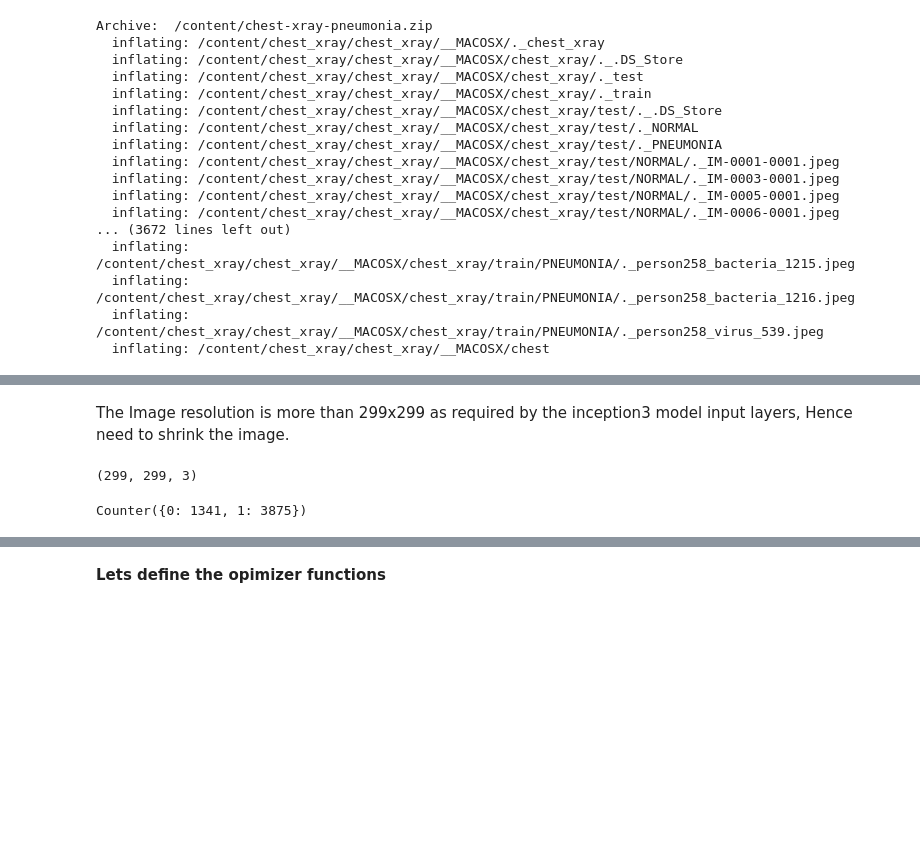
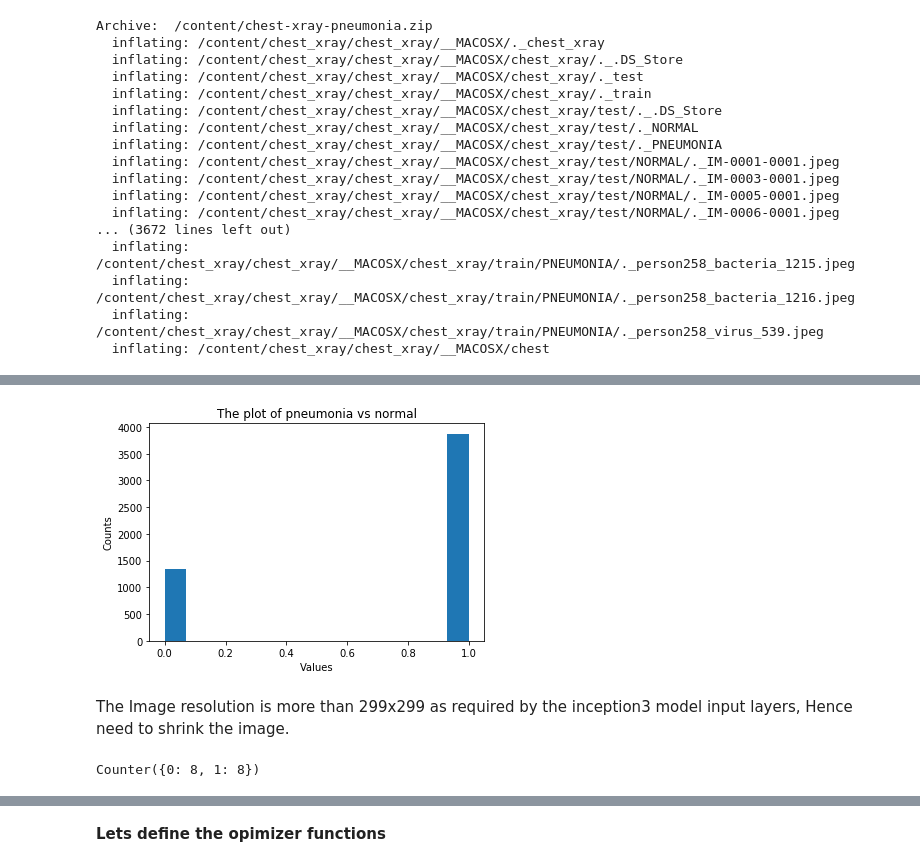
Before and after one commit to AbhilashAbhimsh/Credit-Card-Fraud, a Jupyter notebook: Pneumonia_classification.ipynb, the cells around one changed output, grey strips where cells are left out. Drawn from its saved outputs; the diff is of its cells as text; code cells hidden in the pictures; blank space fills up the shorter version.

```diff
--- a/Pneumonia_classification.ipynb
+++ b/Pneumonia_classification.ipynb
@@ -98,14 +96,25 @@ X_valid, Y_valid = generate_data_set(valid_path)
+# %%
+import matplotlib.pyplot as plt
+data = collections.Counter(Y_train)
+x = []
+y = []
+for key, value in data.items():
+    x.append(key)
+    y.append(value)
+
+plt.hist(Y_train, bins='auto')
+plt.title("The plot of pneumonia vs normal")
+plt.xlabel("Values")
+plt.ylabel("Counts")
+plt.show()
+# %% [output]
+[figure, added]
 # %% [markdown]
 The Image resolution is more than 299x299 as required by the inception3 model input layers, Hence need to shrink the image.
-# %%
-X[0].shape
-# %% [output]
-(299, 299, 3)
-# %%
-Y = np.array(Y)
-collections.Counter(Y)
-# %% [output]
-Counter({0: 1341, 1: 3875})
+# %%
+print(collections.Counter(Y_valid))
+# %% [output]
+Counter({0: 8, 1: 8})
 # %%
 base_model = InceptionV3(include_top=False, input_shape=(299, 299, 3),
                          pooling='avg')
```
Also changed, not shown: parts of 8 cells of this notebook.
